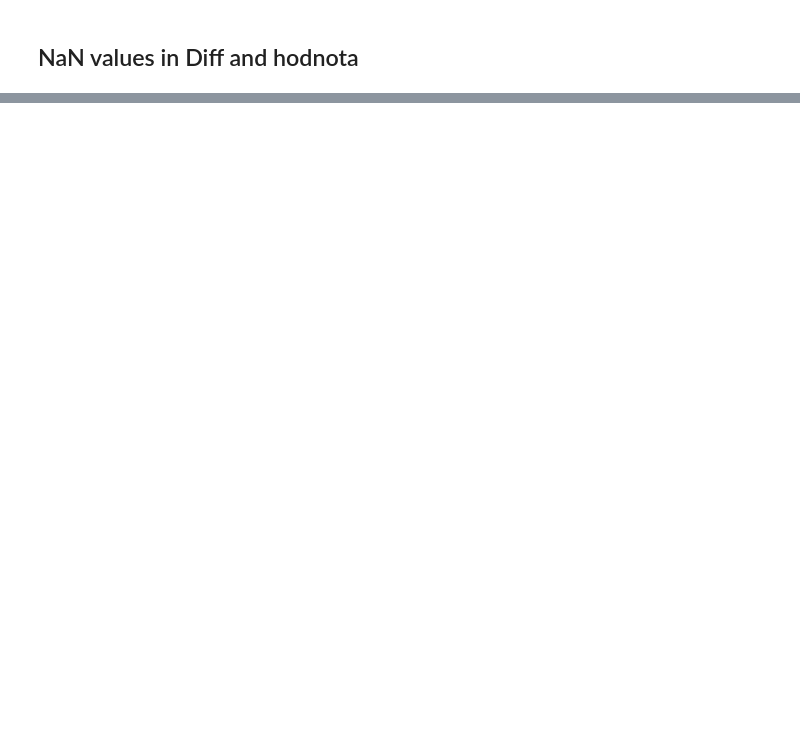
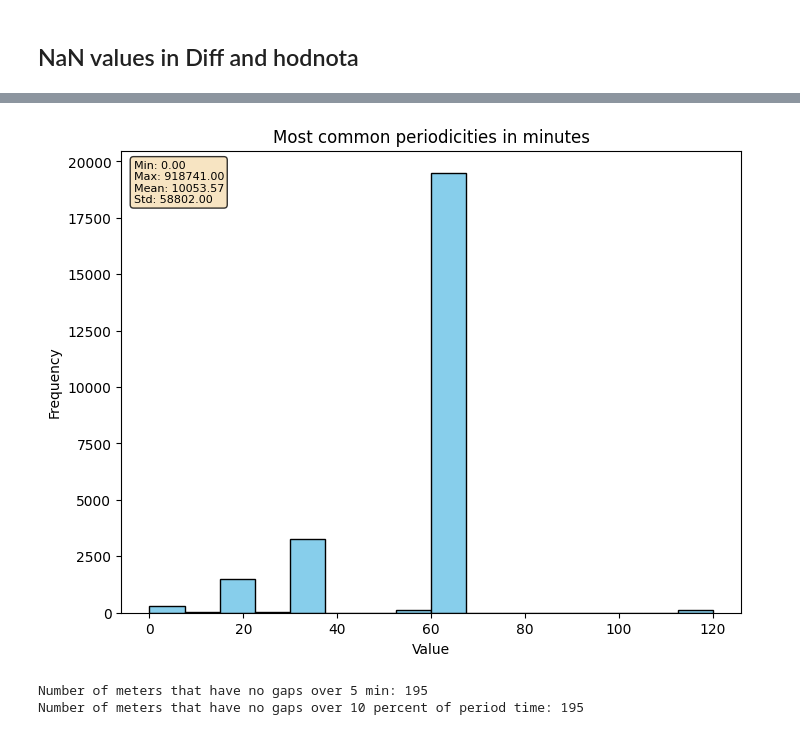
Before and after one commit to andres-cerny/master_thesis, a Jupyter notebook: data_exploration.ipynb, the cells around one changed output, grey strips where cells are left out. Cells and saved outputs as stored; diff of their text form; code cells hidden in the pictures; blank space fills up the shorter version.

```diff
--- a/data_exploration.ipynb
+++ b/data_exploration.ipynb
@@ -411,0 +492,4 @@ split_and_save_df(first_export)
+# %%
+plot_histogram_with_stats(periodicities_in_minutes_rounded, "Most common periodicities in minutes", x_range=(0, 120))
+# %% [output]
+[figure, added]
@@ -411,0 +502,6 @@ split_and_save_df(first_export)
+# %%
+print(f"Number of meters that have no gaps over 5 min: {len([g for g in valid_num_gaps_5min.values() if g == 0])}")
+print(f"Number of meters that have no gaps over 10 percent of period time: {len([g for g in valid_num_gaps_5min.values() if g == 0])}")
+# %% [output]
+Number of meters that have no gaps over 5 min: 195
+Number of meters that have no gaps over 10 percent of period time: 195
```
Also changed, not shown: parts of 60 cells of this notebook, 4 other files.
